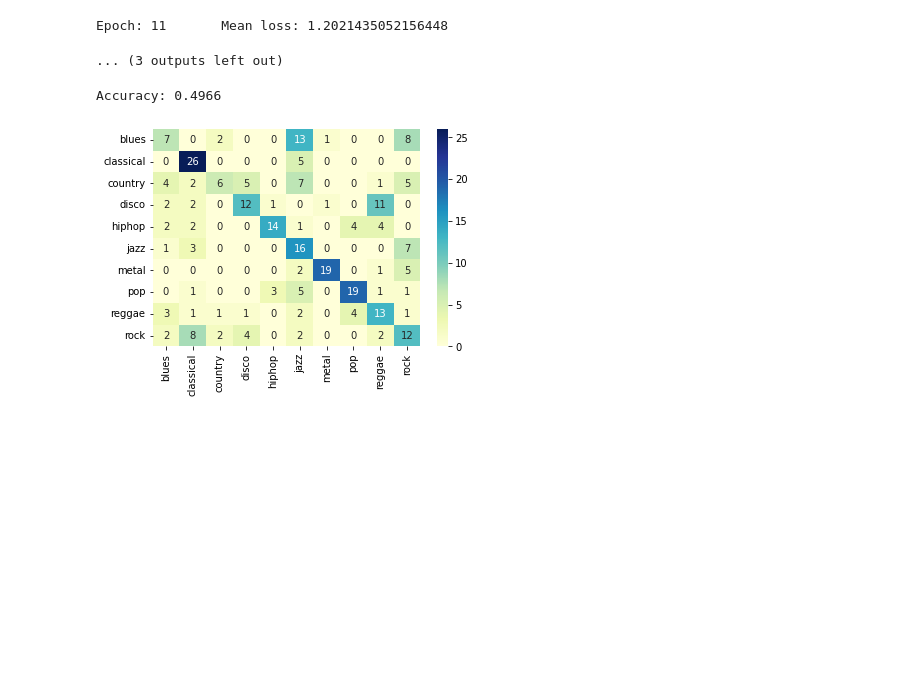
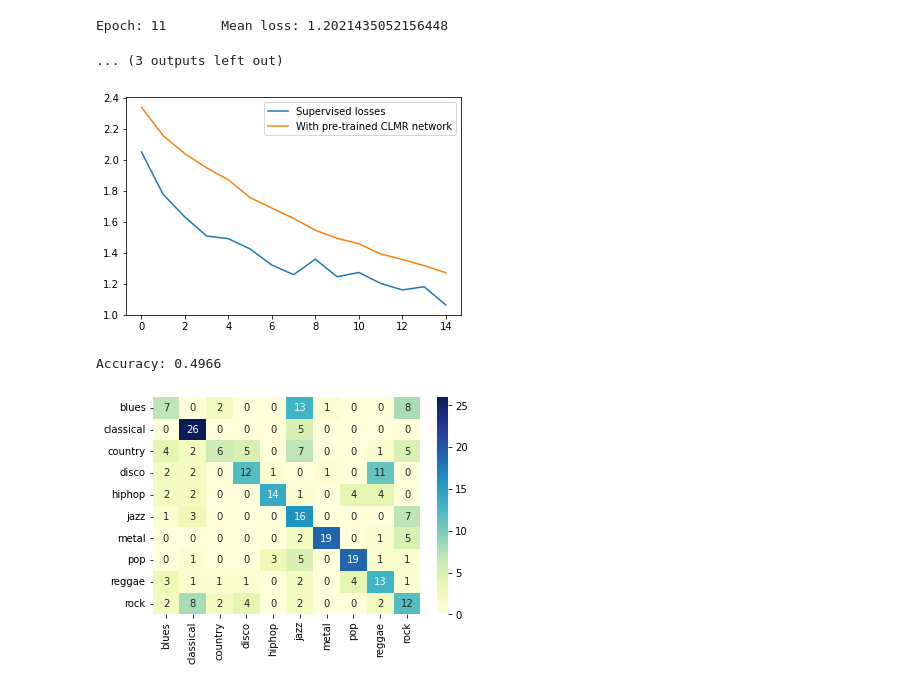
Before and after one commit to music-classification/tutorial, a Jupyter notebook: book/part5_beyond/self-supervised-learning.ipynb, the cells around one changed output. Drawn from its saved outputs; the diff is of its cells as text; code cells hidden in the pictures; blank space fills up the shorter version.

```diff
--- a/book/part5_beyond/self-supervised-learning.ipynb
+++ b/book/part5_beyond/self-supervised-learning.ipynb
@@ -816,6 +816,13 @@ Epoch: 9        Mean loss: 1.2448890315634864
 Epoch: 10       Mean loss: 1.2725025245121546
 Epoch: 11       Mean loss: 1.2021435052156448
 ... (3 outputs left out)
+# %%
+plt.plot(losses, label="Supervised losses")
+plt.plot(losses_with_clmr, label="With pre-trained CLMR network")
+plt.legend()
+plt.show()
+# %% [output]
+[figure, added]
 # %%
 y_true_supervised, y_pred_supervised = evaluate(supervised_samplecnn, linear_model=None, test_loader=test_loader)
 
```
Also changed, not shown: parts of 1 cell of this notebook.
